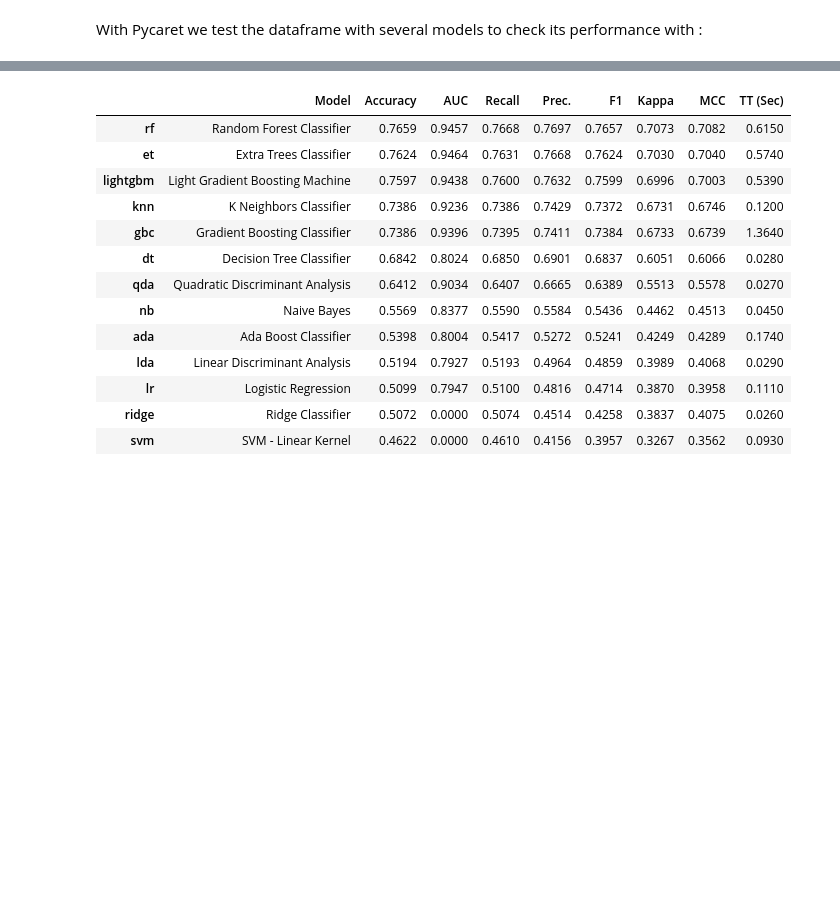
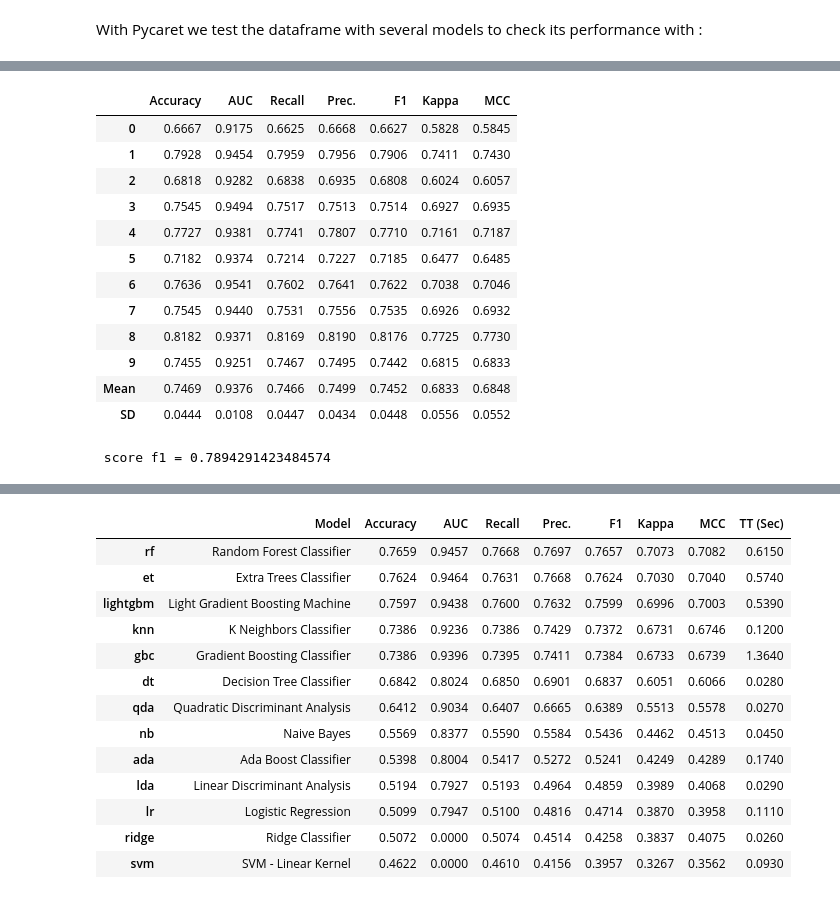
Before and after one commit to MarkusHumetus/Hackathon_Talent_Squad, a Jupyter notebook: main.ipynb, the cells around one changed output, grey strips where cells are left out. Saved outputs shown, nothing was run; the diff lists cells and outputs as text; code cells hidden in the pictures; blank space fills up the shorter version.

```diff
--- a/main.ipynb
+++ b/main.ipynb
@@ -219,0 +239,21 @@ RandomForestClassifier(bootstrap=True, ccp_alpha=0.0, class_weight=None,
+# %%
+# train model
+rf_model = create_model('rf')
+# %% [output]
+|  | Accuracy | AUC | Recall | Prec. | F1 | Kappa | MCC |
+| 0 | 0.6667 | 0.9175 | 0.6625 | 0.6668 | 0.6627 | 0.5828 | 0.5845 |
+| 1 | 0.7928 | 0.9454 | 0.7959 | 0.7956 | 0.7906 | 0.7411 | 0.7430 |
+| 2 | 0.6818 | 0.9282 | 0.6838 | 0.6935 | 0.6808 | 0.6024 | 0.6057 |
+| 3 | 0.7545 | 0.9494 | 0.7517 | 0.7513 | 0.7514 | 0.6927 | 0.6935 |
+| 4 | 0.7727 | 0.9381 | 0.7741 | 0.7807 | 0.7710 | 0.7161 | 0.7187 |
+| 5 | 0.7182 | 0.9374 | 0.7214 | 0.7227 | 0.7185 | 0.6477 | 0.6485 |
+| 6 | 0.7636 | 0.9541 | 0.7602 | 0.7641 | 0.7622 | 0.7038 | 0.7046 |
+| 7 | 0.7545 | 0.9440 | 0.7531 | 0.7556 | 0.7535 | 0.6926 | 0.6932 |
+| 8 | 0.8182 | 0.9371 | 0.8169 | 0.8190 | 0.8176 | 0.7725 | 0.7730 |
+| 9 | 0.7455 | 0.9251 | 0.7467 | 0.7495 | 0.7442 | 0.6815 | 0.6833 |
+| Mean | 0.7469 | 0.9376 | 0.7466 | 0.7499 | 0.7452 | 0.6833 | 0.6848 |
+| SD | 0.0444 | 0.0108 | 0.0447 | 0.0434 | 0.0448 | 0.0556 | 0.0552 |
+# %%
+print (f' score f1 = {scoring_f1(y_test,X_test,rf_model)}')
+# %% [output]
+ score f1 = 0.7894291423484574
```
Also changed, not shown: parts of 25 cells of this notebook, 2 other files.
